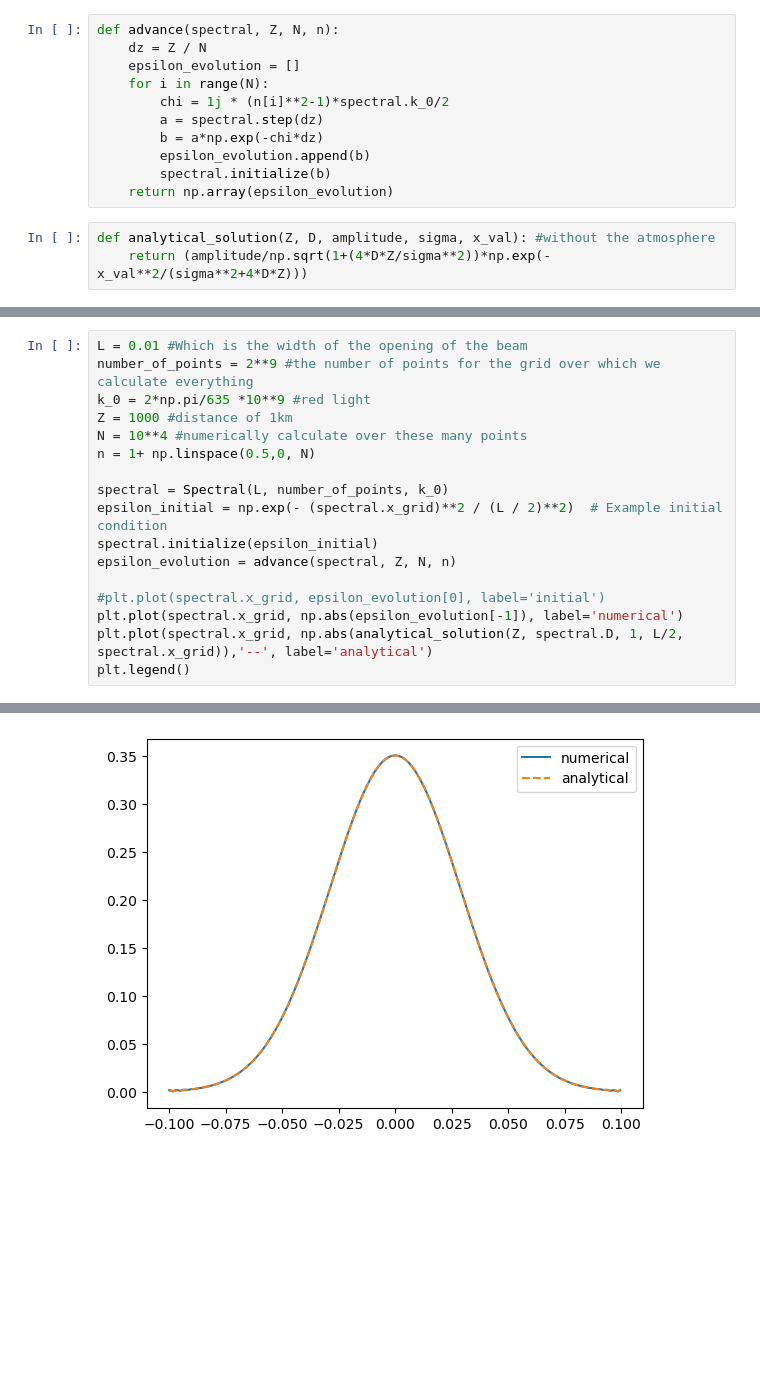
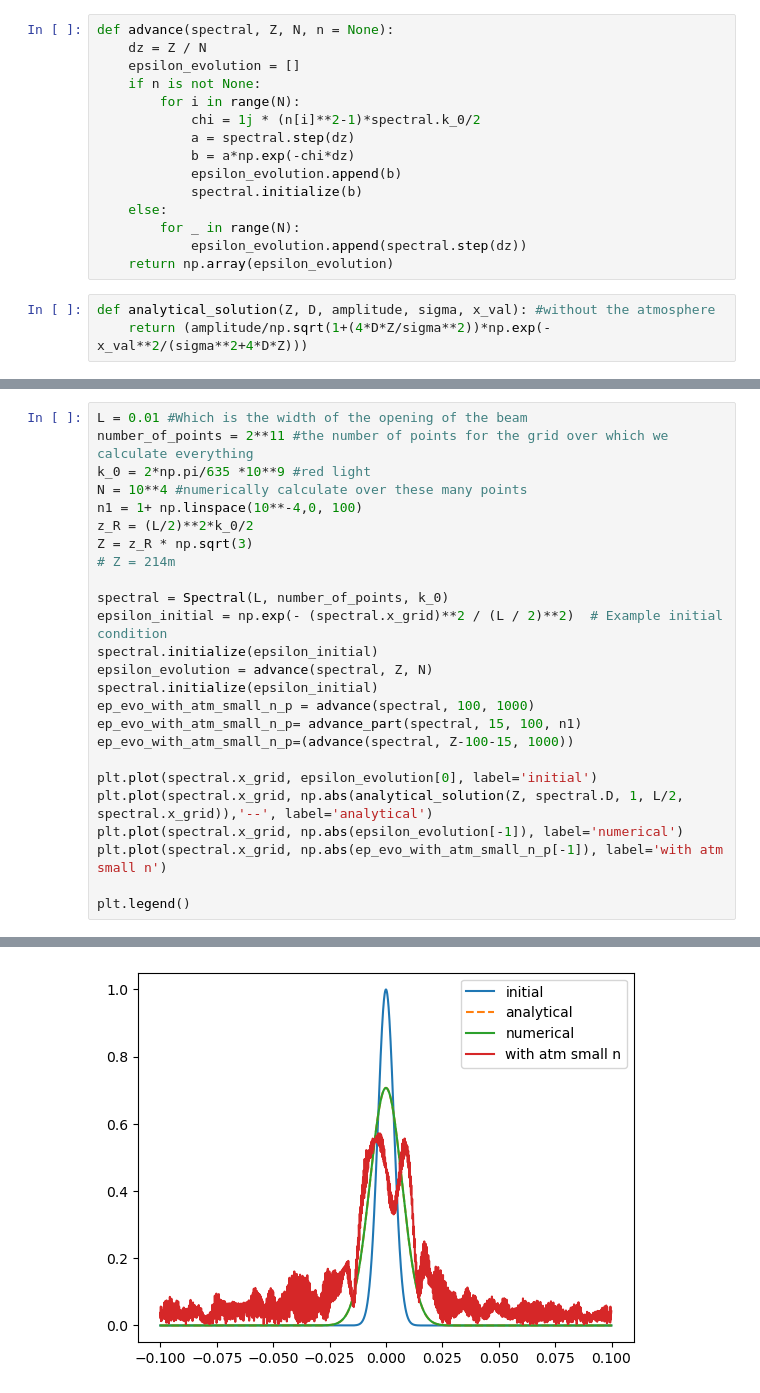
Before and after one commit to aayam2/ED_project, a Jupyter notebook: Trying Atmosphere.ipynb, the cells around one changed output, grey strips where cells are left out. Drawn from its saved outputs; the diff is of its cells as text; blank space fills up the shorter version.

```diff
--- a/Trying Atmosphere.ipynb
+++ b/Trying Atmosphere.ipynb
@@ -44,13 +59,17 @@ class Spectral:
 # %%
-def advance(spectral, Z, N, n):
+def advance(spectral, Z, N, n = None):
     dz = Z / N
     epsilon_evolution = []
-    for i in range(N):
-        chi = 1j * (n[i]**2-1)*spectral.k_0/2
-        a = spectral.step(dz)
-        b = a*np.exp(-chi*dz)
-        epsilon_evolution.append(b)
-        spectral.initialize(b)
+    if n is not None:
+        for i in range(N):
+            chi = 1j * (n[i]**2-1)*spectral.k_0/2
+            a = spectral.step(dz)
+            b = a*np.exp(-chi*dz)
+            epsilon_evolution.append(b)
+            spectral.initialize(b)
+    else:
+        for _ in range(N):
+            epsilon_evolution.append(spectral.step(dz))
     return np.array(epsilon_evolution)
 # %%
 def analytical_solution(Z, D, amplitude, sigma, x_val): #without the atmosphere
@@ -58,20 +115,28 @@ def analytical_solution(Z, D, amplitude, sigma, x_val): #without the atmosphere
 # %%
 L = 0.01 #Which is the width of the opening of the beam
-number_of_points = 2**9 #the number of points for the grid over which we calculate everything
+number_of_points = 2**11 #the number of points for the grid over which we calculate everything
 k_0 = 2*np.pi/635 *10**9 #red light
-Z = 1000 #distance of 1km
 N = 10**4 #numerically calculate over these many points
-n = 1+ np.linspace(0.5,0, N)
+n1 = 1+ np.linspace(10**-4,0, 100)
+z_R = (L/2)**2*k_0/2
+Z = z_R * np.sqrt(3)
+# Z = 214m
 
 spectral = Spectral(L, number_of_points, k_0)
 epsilon_initial = np.exp(- (spectral.x_grid)**2 / (L / 2)**2)  # Example initial condition
 spectral.initialize(epsilon_initial)
-epsilon_evolution = advance(spectral, Z, N, n)
+epsilon_evolution = advance(spectral, Z, N)
+spectral.initialize(epsilon_initial)
+ep_evo_with_atm_small_n_p = advance(spectral, 100, 1000)
+ep_evo_with_atm_small_n_p= advance_part(spectral, 15, 100, n1)
+ep_evo_with_atm_small_n_p=(advance(spectral, Z-100-15, 1000))
 
-#plt.plot(spectral.x_grid, epsilon_evolution[0], label='initial')
+plt.plot(spectral.x_grid, epsilon_evolution[0], label='initial')
+plt.plot(spectral.x_grid, np.abs(analytical_solution(Z, spectral.D, 1, L/2, spectral.x_grid)),'--', label='analytical')
 plt.plot(spectral.x_grid, np.abs(epsilon_evolution[-1]), label='numerical')
-plt.plot(spectral.x_grid, np.abs(analytical_solution(Z, spectral.D, 1, L/2, spectral.x_grid)),'--', label='analytical')
+plt.plot(spectral.x_grid, np.abs(ep_evo_with_atm_small_n_p[-1]), label='with atm small n')
+
 plt.legend()
 # %% [output]
 <matplotlib.legend.Legend at 0x...>
-[figure, old version]
+[figure, new version]
```
Also changed, not shown: parts of 12 cells of this notebook.
